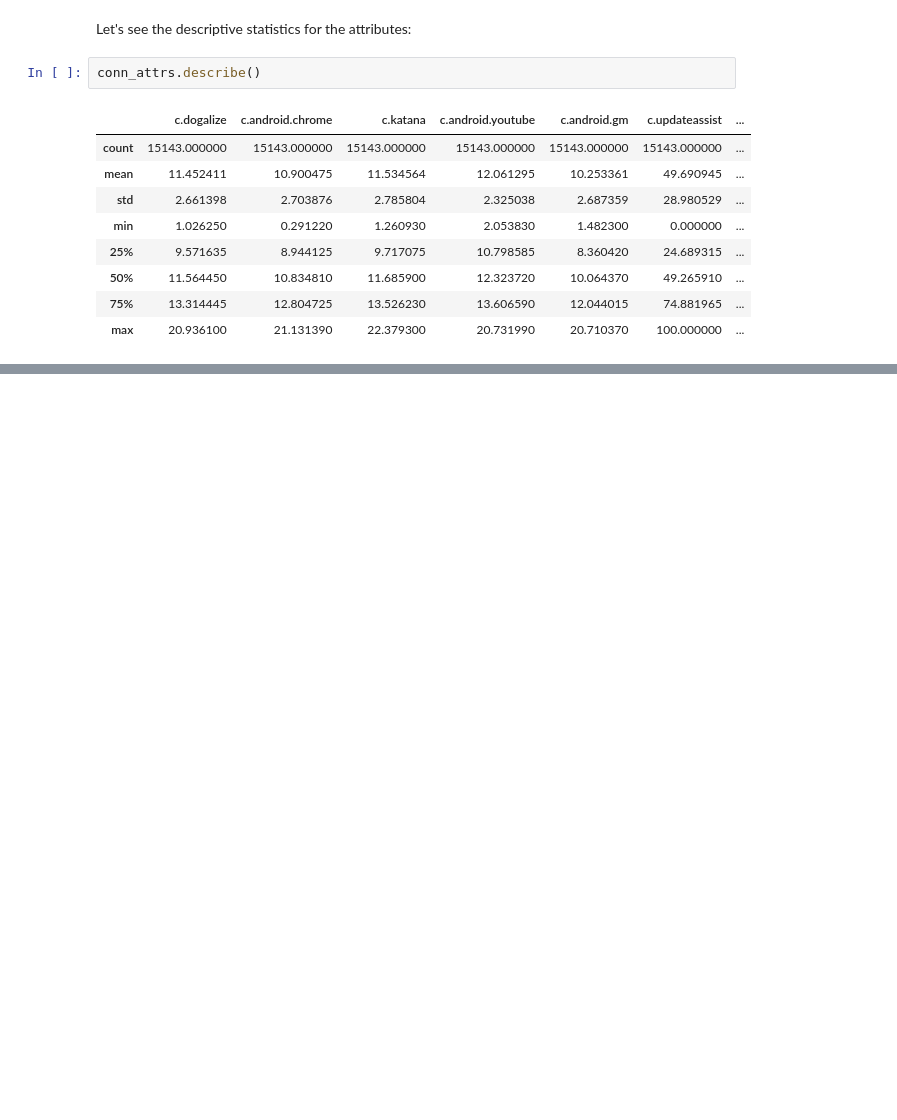
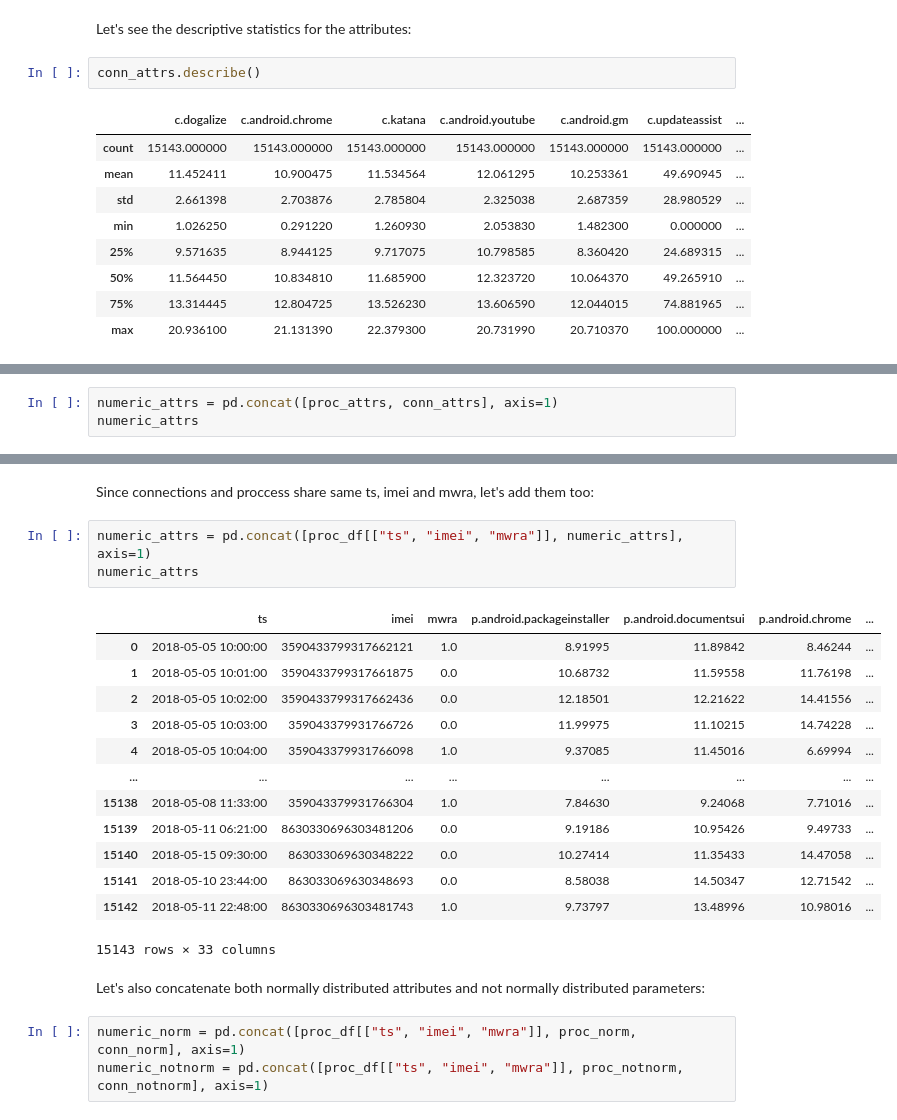
Before and after one commit to Yessirskiy/IAU-Project, a Jupyter notebook: project.ipynb, the cells around one changed output, grey strips where cells are left out. Cells and saved outputs as stored; diff of their text form; blank space fills up the shorter version.

```diff
--- a/data/project.ipynb
+++ b/project.ipynb
@@ -199,0 +247,3 @@ conn_attrs.describe()
+# %%
+numeric_attrs = pd.concat([proc_attrs, conn_attrs], axis=1)
+numeric_attrs
@@ -199,0 +264,24 @@ conn_attrs.describe()
+# %% [markdown]
+Since connections and proccess share same ts, imei and mwra, let's add them too:
+# %%
+numeric_attrs = pd.concat([proc_df[["ts", "imei", "mwra"]], numeric_attrs], axis=1)
+numeric_attrs
+# %% [output]
+|  | ts | imei | mwra | p.android.packageinstaller | p.android.documentsui | p.android.chrome | ... |
+| 0 | 2018-05-05 10:00:00 | 3590433799317662121 | 1.0 | 8.91995 | 11.89842 | 8.46244 | ... |
+| 1 | 2018-05-05 10:01:00 | 3590433799317661875 | 0.0 | 10.68732 | 11.59558 | 11.76198 | ... |
+| 2 | 2018-05-05 10:02:00 | 3590433799317662436 | 0.0 | 12.18501 | 12.21622 | 14.41556 | ... |
+| 3 | 2018-05-05 10:03:00 | 359043379931766726 | 0.0 | 11.99975 | 11.10215 | 14.74228 | ... |
+| 4 | 2018-05-05 10:04:00 | 359043379931766098 | 1.0 | 9.37085 | 11.45016 | 6.69994 | ... |
+| ... | ... | ... | ... | ... | ... | ... | ... |
+| 15138 | 2018-05-08 11:33:00 | 359043379931766304 | 1.0 | 7.84630 | 9.24068 | 7.71016 | ... |
+| 15139 | 2018-05-11 06:21:00 | 8630330696303481206 | 0.0 | 9.19186 | 10.95426 | 9.49733 | ... |
+| 15140 | 2018-05-15 09:30:00 | 863033069630348222 | 0.0 | 10.27414 | 11.35433 | 14.47058 | ... |
+| 15141 | 2018-05-10 23:44:00 | 863033069630348693 | 0.0 | 8.58038 | 14.50347 | 12.71542 | ... |
+| 15142 | 2018-05-11 22:48:00 | 8630330696303481743 | 1.0 | 9.73797 | 13.48996 | 10.98016 | ... |
+15143 rows × 33 columns
+# %% [markdown]
+Let's also concatenate both normally distributed attributes and not normally distributed parameters:
+# %%
+numeric_norm = pd.concat([proc_df[["ts", "imei", "mwra"]], proc_norm, conn_norm], axis=1)
+numeric_notnorm = pd.concat([proc_df[["ts", "imei", "mwra"]], proc_notnorm, conn_notnorm], axis=1)
```
Also changed, not shown: parts of 16 cells of this notebook, 2 other files.
